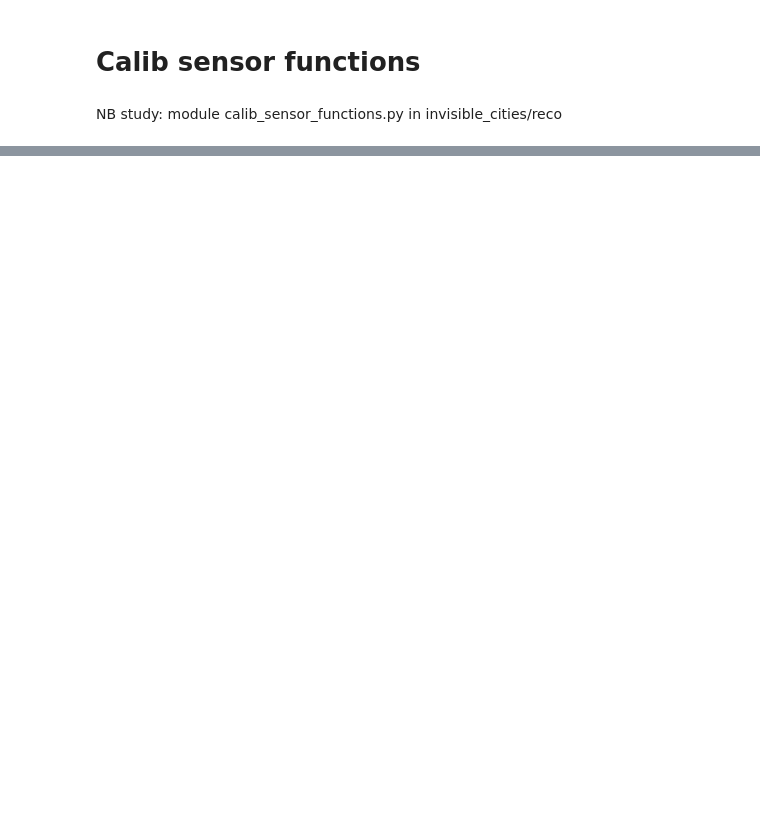
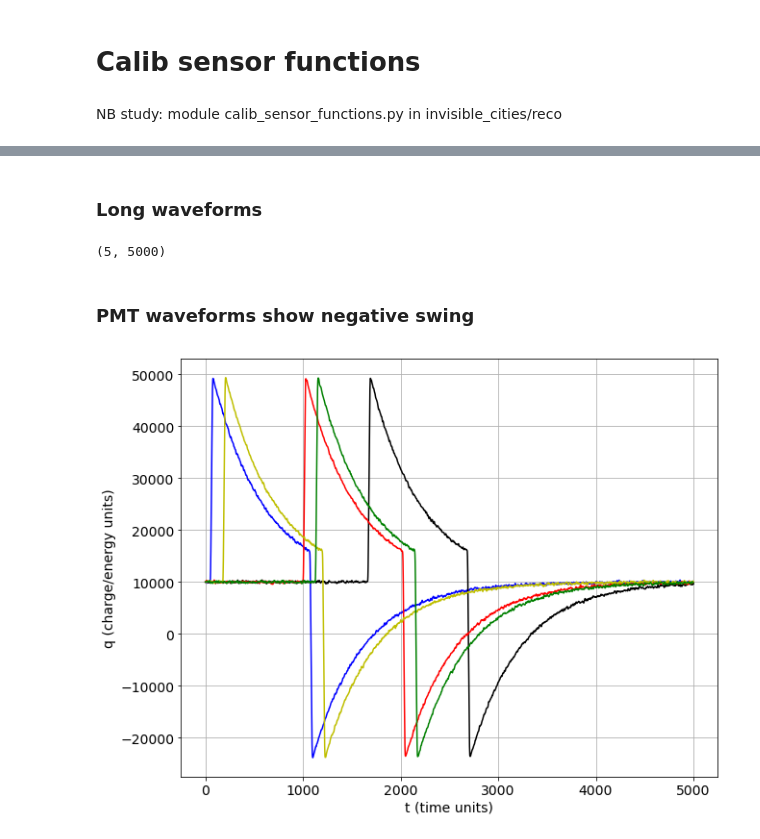
Before and after one commit to jjgomezcadenas/ICDEV, a Jupyter notebook: reco/calib_sensors_functions.ipynb, the cells around one changed output, grey strips where cells are left out. Cells and saved outputs as stored; diff of their text form; code cells hidden in the pictures; blank space fills up the shorter version.

```diff
--- a/reco/calib_sensors_functions.ipynb
+++ b/reco/calib_sensors_functions.ipynb
@@ -362,0 +190,28 @@ ss = toy_sipm_signal(nsipm=1792, wl=1000, adc_to_pes=10, signal_range=(1000, 110
+# %%
+def waveform_generator(fee, wfp, sensor_type=SensorType.pmt, nsensors=5):
+    """ Generate PMT-like (e.g, negative swing) and SiPM-like (positive)
+        waveforms."""
+
+    wfm   = np.zeros((nsensors,  wfp.t_tot), dtype=np.int)
+
+    for i in range(nsensors):
+        tpre         = np.random.randint(int(wfp.t_tot/3))
+        wfp2        = WfmPar(t_tot     = wfp.t_tot,
+                             t_pre     = tpre,
+                             t_rise_s2 = wfp.t_rise_s2,
+                             t_flat_s2 = wfp.t_flat_s2,
+                             noise     = wfp.noise,
+                             q_s2      = wfp.q_s2,
+                             pedestal  = wfp.pedestal)
+
+        square_wfm   =  square_waveform(wfp2)
+        wf_i, wf_fee = simulate_pmt_response(fee, square_wfm)
+
+        if sensor_type == SensorType.pmt:
+            wfm [i, :] = wf_fee.q + wfp.pedestal
+        elif sensor_type == SensorType.sipm:
+            wfm [i, :] = wf_i.q  + wfp.pedestal
+        else:
+            raise TypeError(f"Unrecognized sensor type: {sensor_type}")
+
+    return wfm
@@ -362,0 +295,19 @@ ss = toy_sipm_signal(nsipm=1792, wl=1000, adc_to_pes=10, signal_range=(1000, 110
+# %%
+fee = FE.FEE(noise_FEEPMB_rms=1*FE.NOISE_I,noise_DAQ_rms=FE.NOISE_DAQ)
+coef = fee.freq_LHPFd*np.pi
+# %% [markdown]
+### Long waveforms
+# %%
+wfp = WfmPar(t_tot=5000,t_pre=500,t_rise_s2=20,t_flat_s2=1000,noise=1,q_s2=100, pedestal=1e+4)
+# %%
+pmt_wfms = waveform_generator(fee, wfp, sensor_type=SensorType.pmt, nsensors=5)
+pm_wfms = waveform_generator(fee, wfp, sensor_type=SensorType.sipm, nsensors=5)
+pmt_wfms.shape
+# %% [output]
+(5, 5000)
+# %% [markdown]
+### PMT waveforms show negative swing
+# %%
+plot_waveforms(pmt_wfms)
+# %% [output]
+[figure, added]
```
Also changed, not shown: parts of 136 cells of this notebook.
